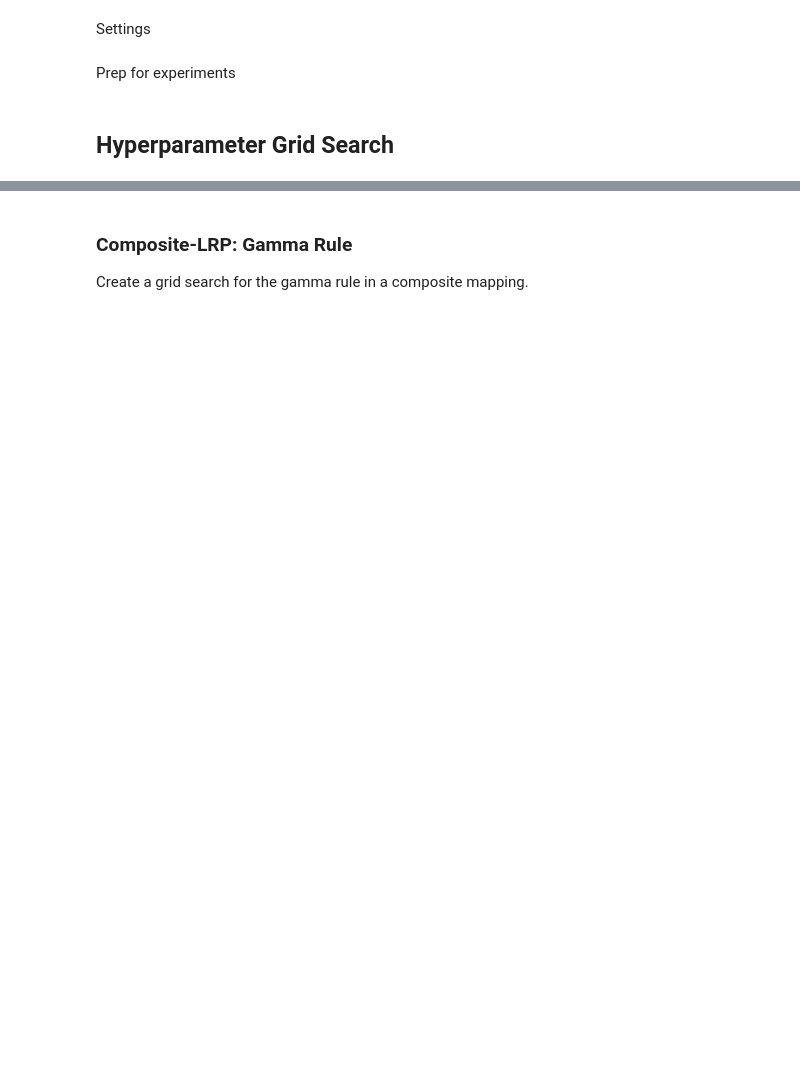
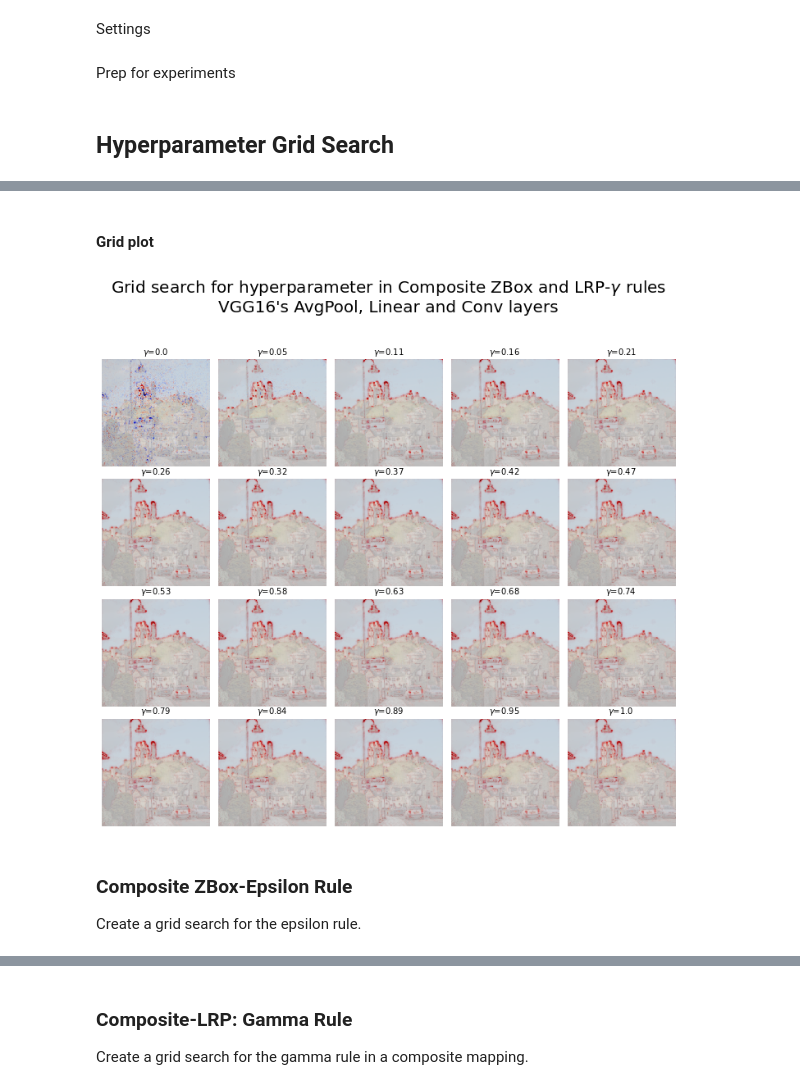
Before and after one commit to rodrigobdz/lrp, a Jupyter notebook: experiments/experiments.ipynb, the cells around one changed output, grey strips where cells are left out. Drawn from its saved outputs; the diff is of its cells as text; code cells hidden in the pictures; blank space fills up the shorter version.

Commit message:
Experiments: Extend grid search cases

```diff
--- a/experiments/experiments.ipynb
+++ b/experiments/experiments.ipynb
@@ -52,0 +59,21 @@ hyperparams: numpy.ndarray = numpy.linspace(0.0, 1.0, num=20)
+# %%
+hyperparam_name: str = 'gamma'
+output_dir_path: str = f'{CONFIG["artifacts_dir"]}/composite/zbox-{hyperparam_name}'
+
+# Rule-Layer Mapping
+name_map: List[Tuple[List[str], rules.LrpRule, Dict[str, Union[torch.Tensor, float]]]]
+name_map = [
+    (filter_by_layer_index_type(lambda n: n == 0), LrpZBoxRule, {'low': low, 'high': high}),
+    (filter_by_layer_index_type(lambda n: n>= 1), LrpGammaRule, {hyperparam_name: None}),
+]
+
+def name_map_hyperparam_setter(hyperparam_val: float) -> None:
+    r'''Set the missing hyperparameter for the LRP rule.
+
+    :param hyperparam_val: The value of the hyperparameter.
+    '''
+    name_map[1][2][hyperparam_name] = hyperparam_val
+
+e = experiments.Experiments(model, X, name_map, output_dir_path)
+results: List[Tuple[float, torch.Tensor]]
+results = e.generate_multiple_lrp_relevances(hyperparams, name_map_hyperparam_setter)
@@ -52,0 +82,19 @@ hyperparams: numpy.ndarray = numpy.linspace(0.0, 1.0, num=20)
+# %% [markdown]
+#### Grid plot
+# %%
+title: str = f"Grid search for hyperparameter in Composite ZBox and LRP-$\{hyperparam_name}$ rules\nVGG16's AvgPool, Linear and Conv layers"
+filename: str = f'composite-zbox-{hyperparam_name}s-lrp.png'
+
+lrp.plot.grid(results,
+              title=title,
+              filename=f'{output_dir_path}/{filename}',
+              image=img,
+              gridsize=(4, 5),
+              param_name=f'$\{hyperparam_name}$',
+              param_print=lambda p: round(p, 2))
+# %% [output]
+[figure, added]
+# %% [markdown]
+### Composite ZBox-Epsilon Rule
+
+Create a grid search for the epsilon rule.
```
Also changed, not shown: parts of 12 cells of this notebook.
